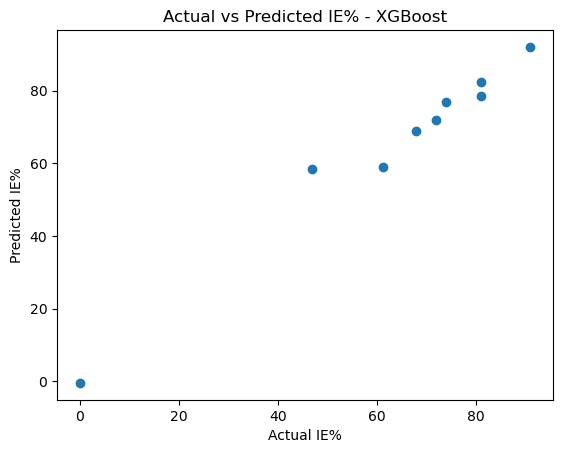
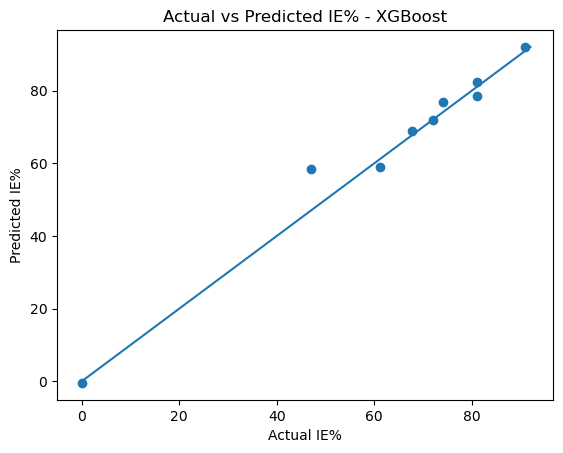
Code edit (unified diff) that turned the first committed figure into the second:
--- before
+++ after
@@ -1,3 +1,6 @@
 plt.scatter(y_test, pred_xgb)
+min_value = min(y_test.min(), pred_xgb.min())
+max_value = max(y_test.max(), pred_xgb.max())
+plt.plot([min_value, max_value], [min_value, max_value])
 plt.xlabel("Actual IE%")
 plt.ylabel("Predicted IE%")

Commit: Add ideal reference line to XGBoost prediction plot